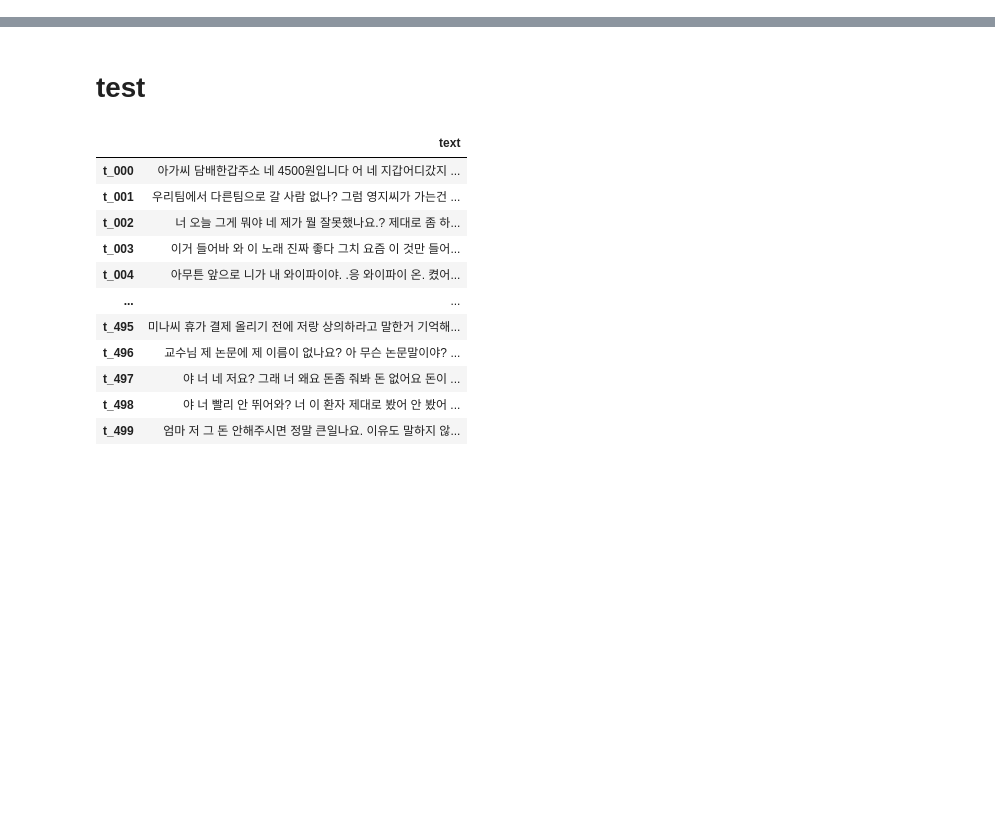
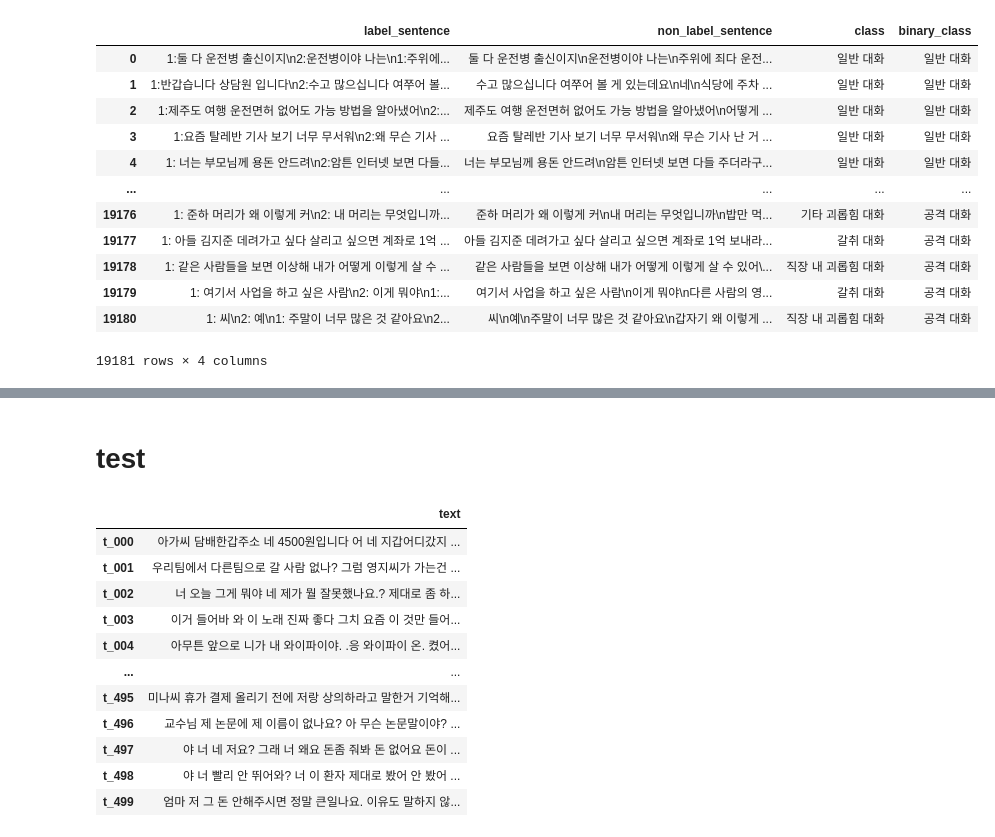
Before and after one commit to RealMyeong/AIFFELTHON, a Jupyter notebook: JinMyeong/BiLSTM.ipynb, the cells around one changed output, grey strips where cells are left out. Cells and saved outputs as stored; diff of their text form; code cells hidden in the pictures; blank space fills up the shorter version.

```diff
--- a/JinMyeong/BiLSTM.ipynb
+++ b/JinMyeong/BiLSTM.ipynb
@@ -66,3 +93,20 @@ stopwords = ['도', '는', '다', '의', '가', '이', '은', '한', '에', '하
+# %%
+data['non_label_sentence'] = data['non_label_sentence'].apply(preprocess)
+data
+# %% [output]
+|  | label_sentence | non_label_sentence | class | binary_class |
+| 0 | 1:둘 다 운전병 출신이지\n2:운전병이야 나는\n1:주위에... | 둘 다 운전병 출신이지\n운전병이야 나는\n주위에 죄다 운전... | 일반 대화 | 일반 대화 |
+| 1 | 1:반갑습니다 상담원 입니다\n2:수고 많으십니다 여쭈어 볼... | 수고 많으십니다 여쭈어 볼 게 있는데요\n네\n식당에 주차 ... | 일반 대화 | 일반 대화 |
+| 2 | 1:제주도 여행 운전면허 없어도 가능 방법을 알아냈어\n2:... | 제주도 여행 운전면허 없어도 가능 방법을 알아냈어\n어떻게 ... | 일반 대화 | 일반 대화 |
+| 3 | 1:요즘 탈레반 기사 보기 너무 무서워\n2:왜 무슨 기사 ... | 요즘 탈레반 기사 보기 너무 무서워\n왜 무슨 기사 난 거 ... | 일반 대화 | 일반 대화 |
+| 4 | 1: 너는 부모님께 용돈 안드려\n2:암튼 인터넷 보면 다들... | 너는 부모님께 용돈 안드려\n암튼 인터넷 보면 다들 주더라구... | 일반 대화 | 일반 대화 |
+| ... | ... | ... | ... | ... |
+| 19176 | 1: 준하 머리가 왜 이렇게 커\n2: 내 머리는 무엇입니까... | 준하 머리가 왜 이렇게 커\n내 머리는 무엇입니까\n밥만 먹... | 기타 괴롭힘 대화 | 공격 대화 |
+| 19177 | 1: 아들 김지준 데려가고 싶다 살리고 싶으면 계좌로 1억 ... | 아들 김지준 데려가고 싶다 살리고 싶으면 계좌로 1억 보내라... | 갈취 대화 | 공격 대화 |
+| 19178 | 1: 같은 사람들을 보면 이상해 내가 어떻게 이렇게 살 수 ... | 같은 사람들을 보면 이상해 내가 어떻게 이렇게 살 수 있어\... | 직장 내 괴롭힘 대화 | 공격 대화 |
+| 19179 | 1: 여기서 사업을 하고 싶은 사람\n2: 이게 뭐야\n1:... | 여기서 사업을 하고 싶은 사람\n이게 뭐야\n다른 사람의 영... | 갈취 대화 | 공격 대화 |
+| 19180 | 1: 씨\n2: 예\n1: 주말이 너무 많은 것 같아요\n2... | 씨\n예\n주말이 너무 많은 것 같아요\n갑자기 왜 이렇게 ... | 직장 내 괴롭힘 대화 | 공격 대화 |
+19181 rows × 4 columns
 # %%
 sentences = data.non_label_sentence
 sentences = [sen for sen in sentences]
```
Also changed, not shown: parts of 30 cells of this notebook.
